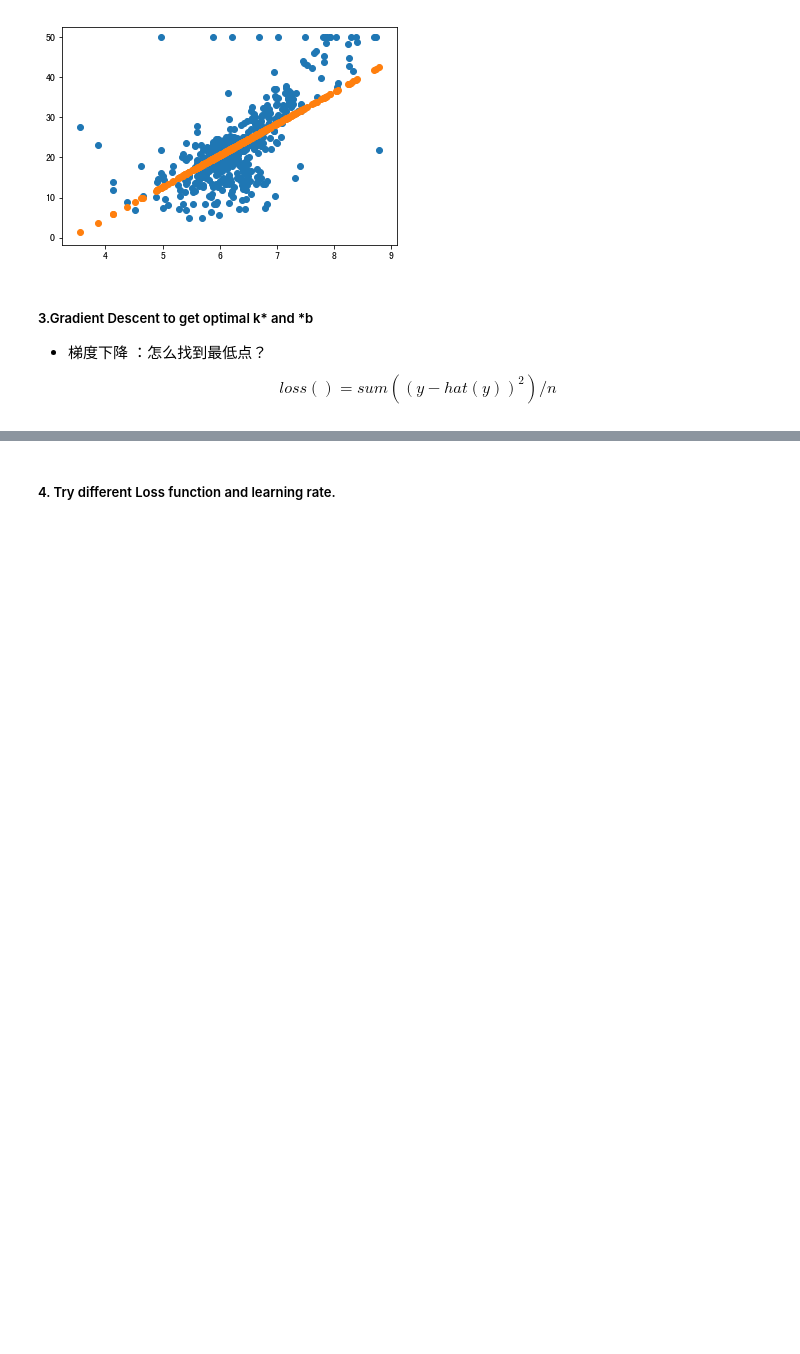
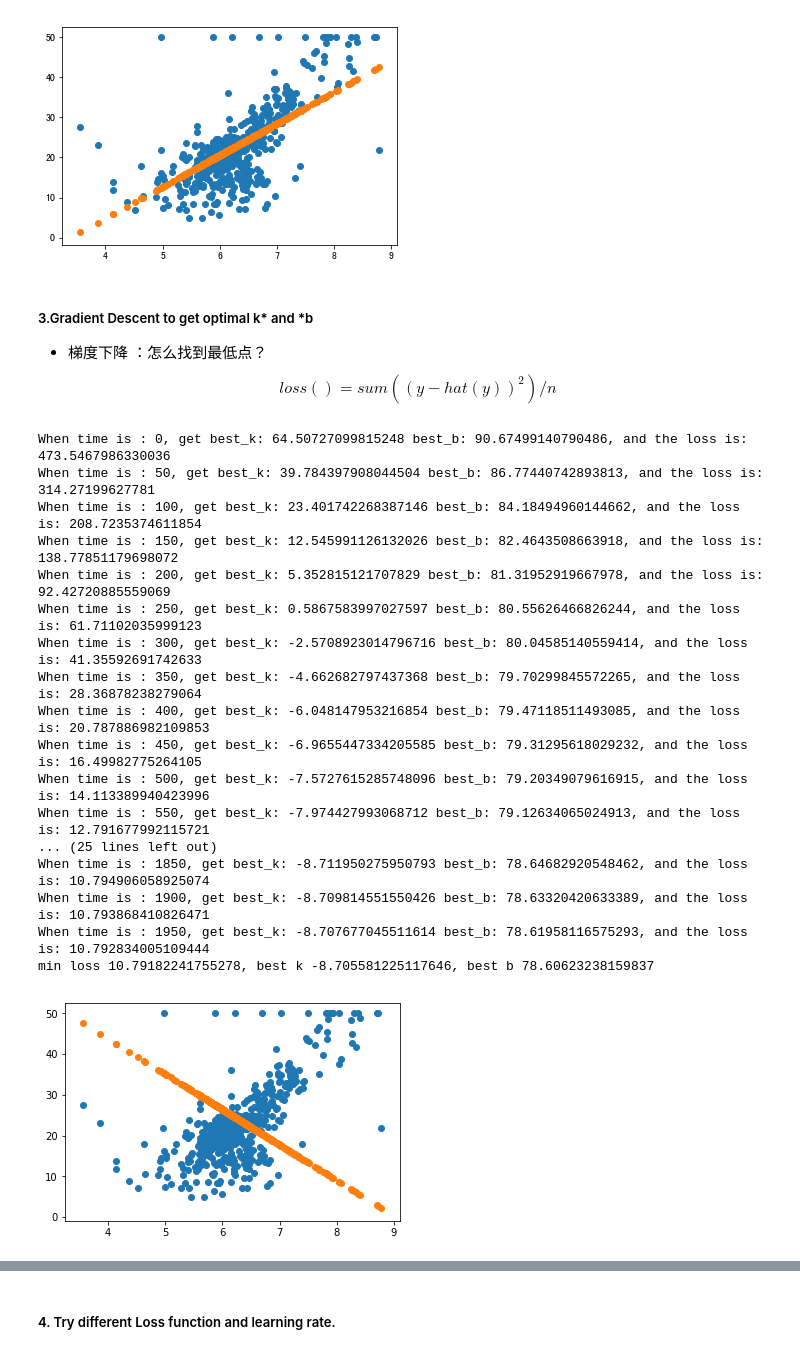
Before and after one commit to yueraiyu/nlp_lessons, a Jupyter notebook: com/yeay/lessons2/code/Assignment-02.ipynb, the cells around one changed output, grey strips where cells are left out. Cells and saved outputs as stored; diff of their text form; code cells hidden in the pictures; blank space fills up the shorter version.

```diff
--- a/com/yeay/lessons2/code/Assignment-02.ipynb
+++ b/com/yeay/lessons2/code/Assignment-02.ipynb
@@ -118,3 +175,24 @@ $$ loss() = sum((y - hat(y))^2) / n $$
+# %%
+gen_best_by_gradient(2000)
+# %% [output]
+When time is : 0, get best_k: 64.50727099815248 best_b: 90.67499140790486, and the loss is: 473.5467986330036
+When time is : 50, get best_k: 39.784397908044504 best_b: 86.77440742893813, and the loss is: 314.27199627781
+When time is : 100, get best_k: 23.401742268387146 best_b: 84.18494960144662, and the loss is: 208.7235374611854
+When time is : 150, get best_k: 12.545991126132026 best_b: 82.4643508663918, and the loss is: 138.77851179698072
+When time is : 200, get best_k: 5.352815121707829 best_b: 81.31952919667978, and the loss is: 92.42720885559069
+When time is : 250, get best_k: 0.5867583997027597 best_b: 80.55626466826244, and the loss is: 61.71102035999123
+When time is : 300, get best_k: -2.5708923014796716 best_b: 80.04585140559414, and the loss is: 41.35592691742633
+When time is : 350, get best_k: -4.662682797437368 best_b: 79.70299845572265, and the loss is: 28.36878238279064
+When time is : 400, get best_k: -6.048147953216854 best_b: 79.47118511493085, and the loss is: 20.787886982109853
+When time is : 450, get best_k: -6.9655447334205585 best_b: 79.31295618029232, and the loss is: 16.49982775264105
+When time is : 500, get best_k: -7.5727615285748096 best_b: 79.20349079616915, and the loss is: 14.113389940423996
+When time is : 550, get best_k: -7.974427993068712 best_b: 79.12634065024913, and the loss is: 12.791677992115721
+... (25 lines left out)
+When time is : 1850, get best_k: -8.711950275950793 best_b: 78.64682920548462, and the loss is: 10.794906058925074
+When time is : 1900, get best_k: -8.709814551550426 best_b: 78.63320420633389, and the loss is: 10.793868410826471
+When time is : 1950, get best_k: -8.707677045511614 best_b: 78.61958116575293, and the loss is: 10.792834005109444
+min loss 10.79182241755278, best k -8.705581225117646, best b 78.60623238159837
+[figure, added]
 # %% [markdown]
 ![](https://timgsa.baidu.com/timg?image&quality=80&size=b9999_10000&sec=1562414412237&di=8377c38d7b50c6f8d45b92ccc78dc1e7&imgtype=0&src=http%3A%2F%2Fmmbiz.qpic.cn%2Fmmbiz_jpg%2FlSyiavfm6wPgQDuDYa42IMgSkLOcPJU91RbkMibGy7VHLrhhNVLibTYk1iaLcmXKTdHc4icTDVia59QFXwqpW8cLflaw%2F640%3Fwx_fmt%3Djpeg)
 # %% [markdown]
```
Also changed, not shown: parts of 16 cells of this notebook.
